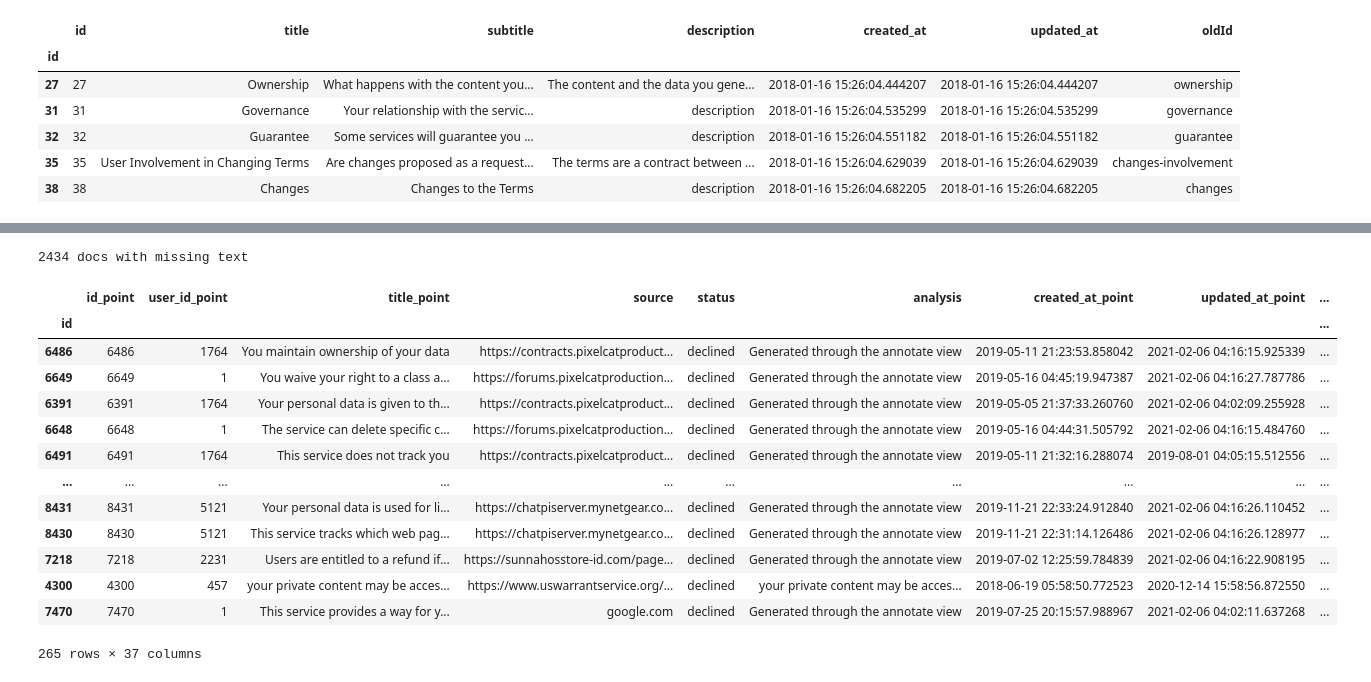
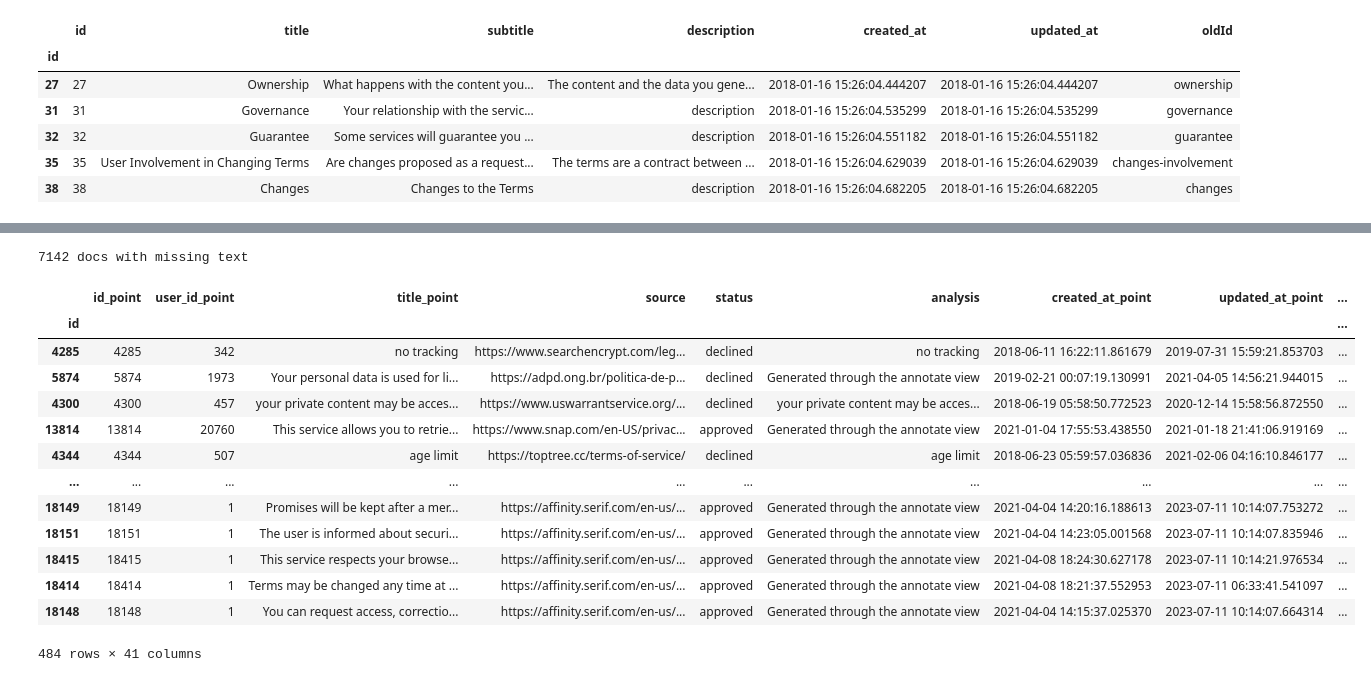
Before and after one commit to tosdr/DocBot, a Jupyter notebook: notebooks/explore.ipynb, the cells around one changed output, grey strips where cells are left out. Saved outputs shown, nothing was run; the diff lists cells and outputs as text; code cells hidden in the pictures.

```diff
--- a/notebooks/explore.ipynb
+++ b/notebooks/explore.ipynb
@@ -42,3 +30,11 @@ topics = pickle.load(open(f'../data/topics_{VERSION}.pkl', 'rb'))
+# %%
+VERSION = '280126'
+DUMP_DIR = Path(f'../data/db_dumps/{VERSION}/')
+cases = pickle.load(open(DUMP_DIR / 'cases.pkl', 'rb'))
+documents = pickle.load(open(DUMP_DIR / 'documents.pkl', 'rb'))
+points = pickle.load(open(DUMP_DIR / 'points.pkl', 'rb'))
+services = pickle.load(open(DUMP_DIR / 'services.pkl', 'rb'))
+topics = pickle.load(open(DUMP_DIR / 'topics.pkl', 'rb'))
 # %%
 # Before we work with Services, it looks like there are deleted ones to remove
 # We'll also want to remove related Documents and Points
@@ -420,9 +412,3 @@ Name: score, dtype: float64
 | 129 | 129 | bad | 60 | This service tracks you on other ... | The service may use tracking tech... | 25 | 2018-01-16 15:26:08.370367 | 2021-02-24 22:56:35.859683 | ... |
 | 237 | 237 | neutral | 0 | You agree to comply with the law ... | By using the service, you agree t... | 28 | 2018-07-22 09:09:08.496243 | 2021-05-06 08:35:07.855459 | ... |
 | 173 | 173 | bad | 25 | This service retains rights to yo... | The service may still use your co... | 45 | 2018-01-16 15:26:09.415729 | 2021-02-27 15:51:22.501620 | ... |
-# %%
-# What do the regexes look like?
-# Many were empty string instead of NaN/None, so replace those and see how many are left
-cases.docbot_regex = cases.docbot_regex.replace('', np.nan)
-print(cases.docbot_regex.dropna().head(15))
-print(f"\n{len(cases.docbot_regex.dropna())} out of {len(cases)} have regex")
@@ -449,8 +415,7 @@ Name: docbot_regex, dtype: object
 # %%
 # Should we drop Points of certain status?
 print(points.status.value_counts())
-# We want `approved` and `declined` (the latter might be helpful for adding true negatives to the dataset)
-# It's safest to just drop the others
-points = points[points.status.isin({'approved', 'declined'})]
+# We want `approved` and `declined` to make datasets. 'pending' might be useful for pending docbot points
+points = points[points.status.isin({'approved', 'declined', 'pending'})]
 print(f"\nAfter:\n{points.status.value_counts()}")
 # %% [output]
@@ -515,6 +486,6 @@ user_id
 dtype: int64
 # %%
-# Looks like we can drop `rank` (will drop old id too)
+# Looks like we can drop `rank`
 print(points.describe())
-points = points.drop(['rank', 'oldId'], axis=1)
+points = points.drop(['rank'], axis=1)
 # %% [output]
@@ -694,26 +663,26 @@ case_id  title_case
 dtype: int64
 # %%
 # Way above there were some docs without text. Do these have points or can they be dropped?
-textless_doc_ids = documents[documents.text.isna()].index
+textless_doc_ids = documents[documents.text.isna() | (documents.doc_len == 0)].index
 print(f"{len(textless_doc_ids)} docs with missing text")
 textless_points = points[points.document_id.isin(textless_doc_ids)]
 textless_points
 # %% [output]
-2434 docs with missing text
+7142 docs with missing text
 |  | id_point | user_id_point | title_point | source | status | analysis | created_at_point | updated_at_point | ... |
 | id |  |  |  |  |  |  |  |  | ... |
-| 6486 | 6486 | 1764 | You maintain ownership of your data | https://contracts.pixelcatproduct... | declined | Generated through the annotate view | 2019-05-11 21:23:53.858042 | 2021-02-06 04:16:15.925339 | ... |
-| 6649 | 6649 | 1 | You waive your right to a class a... | https://forums.pixelcatproduction... | declined | Generated through the annotate view | 2019-05-16 04:45:19.947387 | 2021-02-06 04:16:27.787786 | ... |
-| 6391 | 6391 | 1764 | Your personal data is given to th... | https://contracts.pixelcatproduct... | declined | Generated through the annotate view | 2019-05-05 21:37:33.260760 | 2021-02-06 04:02:09.255928 | ... |
-| 6648 | 6648 | 1 | The service can delete specific c... | https://forums.pixelcatproduction... | declined | Generated through the annotate view | 2019-05-16 04:44:31.505792 | 2021-02-06 04:16:15.484760 | ... |
-| 6491 | 6491 | 1764 | This service does not track you | https://contracts.pixelcatproduct... | declined | Generated through the annotate view | 2019-05-11 21:32:16.288074 | 2019-08-01 04:05:15.512556 | ... |
+| 4285 | 4285 | 342 | no tracking | https://www.searchencrypt.com/leg... | declined | no tracking | 2018-06-11 16:22:11.861679 | 2019-07-31 15:59:21.853703 | ... |
+| 5874 | 5874 | 1973 | Your personal data is used for li... | https://adpd.ong.br/politica-de-p... | declined | Generated through the annotate view | 2019-02-21 00:07:19.130991 | 2021-04-05 14:56:21.944015 | ... |
+| 4300 | 4300 | 457 | your private content may be acces... | https://www.uswarrantservice.org/... | declined | your private content may be acces... | 2018-06-19 05:58:50.772523 | 2020-12-14 15:58:56.872550 | ... |
+| 13814 | 13814 | 20760 | This service allows you to retrie... | https://www.snap.com/en-US/privac... | approved | Generated through the annotate view | 2021-01-04 17:55:53.438550 | 2021-01-18 21:41:06.919169 | ... |
+| 4344 | 4344 | 507 | age limit | https://toptree.cc/terms-of-service/ | declined | age limit | 2018-06-23 05:59:57.036836 | 2021-02-06 04:16:10.846177 | ... |
 | ... | ... | ... | ... | ... | ... | ... | ... | ... | ... |
-| 8431 | 8431 | 5121 | Your personal data is used for li... | https://chatpiserver.mynetgear.co... | declined | Generated through the annotate view | 2019-11-21 22:33:24.912840 | 2021-02-06 04:16:26.110452 | ... |
-| 8430 | 8430 | 5121 | This service tracks which web pag... | https://chatpiserver.mynetgear.co... | declined | Generated through the annotate view | 2019-11-21 22:31:14.126486 | 2021-02-06 04:16:26.128977 | ... |
-| 7218 | 7218 | 2231 | Users are entitled to a refund if... | https://sunnahosstore-id.com/page... | declined | Generated through the annotate view | 2019-07-02 12:25:59.784839 | 2021-02-06 04:16:22.908195 | ... |
-| 4300 | 4300 | 457 | your private content may be acces... | https://www.uswarrantservice.org/... | declined | your private content may be acces... | 2018-06-19 05:58:50.772523 | 2020-12-14 15:58:56.872550 | ... |
-| 7470 | 7470 | 1 | This service provides a way for y... | google.com | declined | Generated through the annotate view | 2019-07-25 20:15:57.988967 | 2021-02-06 04:02:11.637268 | ... |
+| 18149 | 18149 | 1 | Promises will be kept after a mer... | https://affinity.serif.com/en-us/... | approved | Generated through the annotate view | 2021-04-04 14:20:16.188613 | 2023-07-11 10:14:07.753272 | ... |
+| 18151 | 18151 | 1 | The user is informed about securi... | https://affinity.serif.com/en-us/... | approved | Generated through the annotate view | 2021-04-04 14:23:05.001568 | 2023-07-11 10:14:07.835946 | ... |
+| 18415 | 18415 | 1 | This service respects your browse... | https://affinity.serif.com/en-us/... | approved | Generated through the annotate view | 2021-04-08 18:24:30.627178 | 2023-07-11 10:14:21.976534 | ... |
+| 18414 | 18414 | 1 | Terms may be changed any time at ... | https://affinity.serif.com/en-us/... | approved | Generated through the annotate view | 2021-04-08 18:21:37.552953 | 2023-07-11 06:33:41.541097 | ... |
+| 18148 | 18148 | 1 | You can request access, correctio... | https://affinity.serif.com/en-us/... | approved | Generated through the annotate view | 2021-04-04 14:15:37.025370 | 2023-07-11 10:14:07.664314 | ... |
-265 rows × 37 columns
+484 rows × 41 columns
 # %%
 # What services are these from?
 textless_points.name.value_counts()
```
Also changed, not shown: parts of 62 cells of this notebook, 12 other files.
